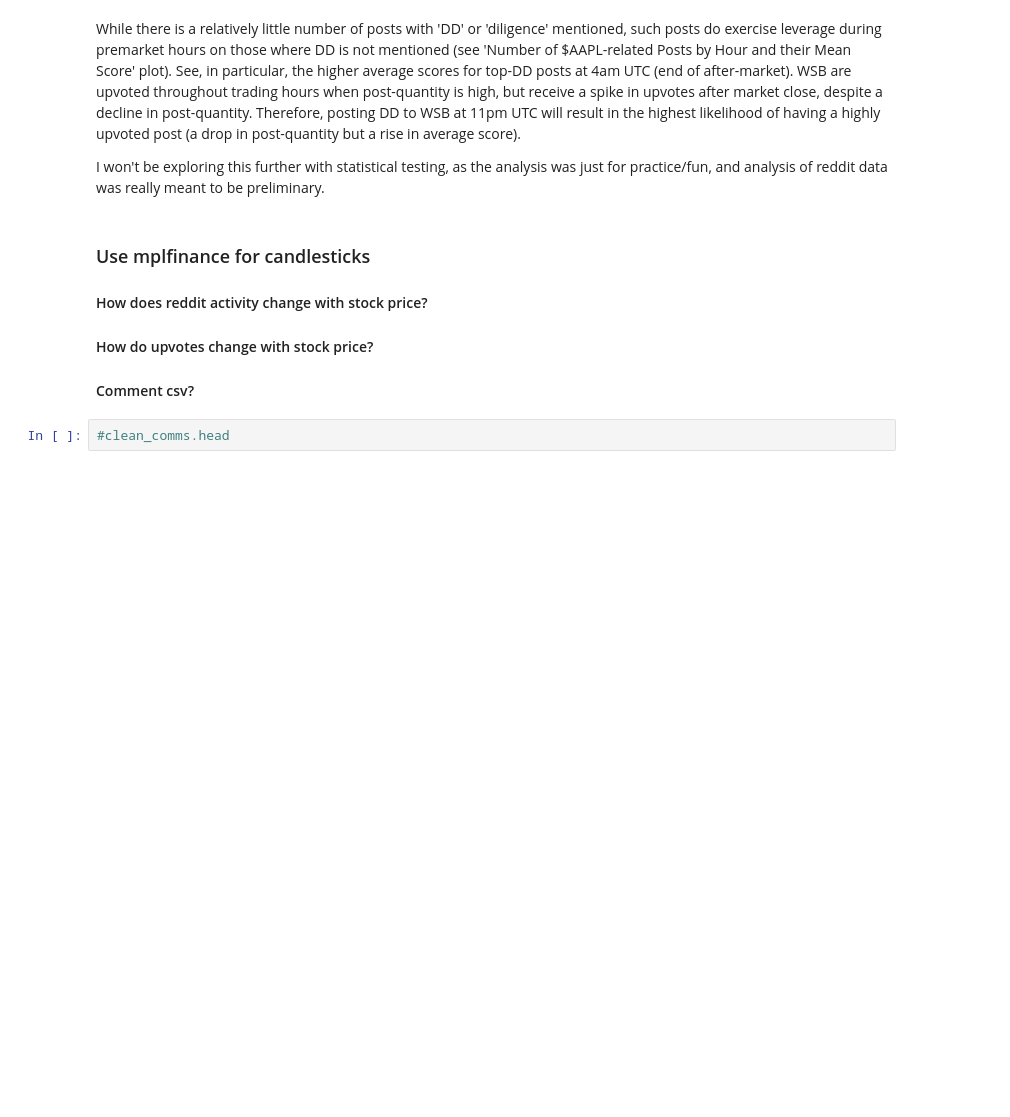
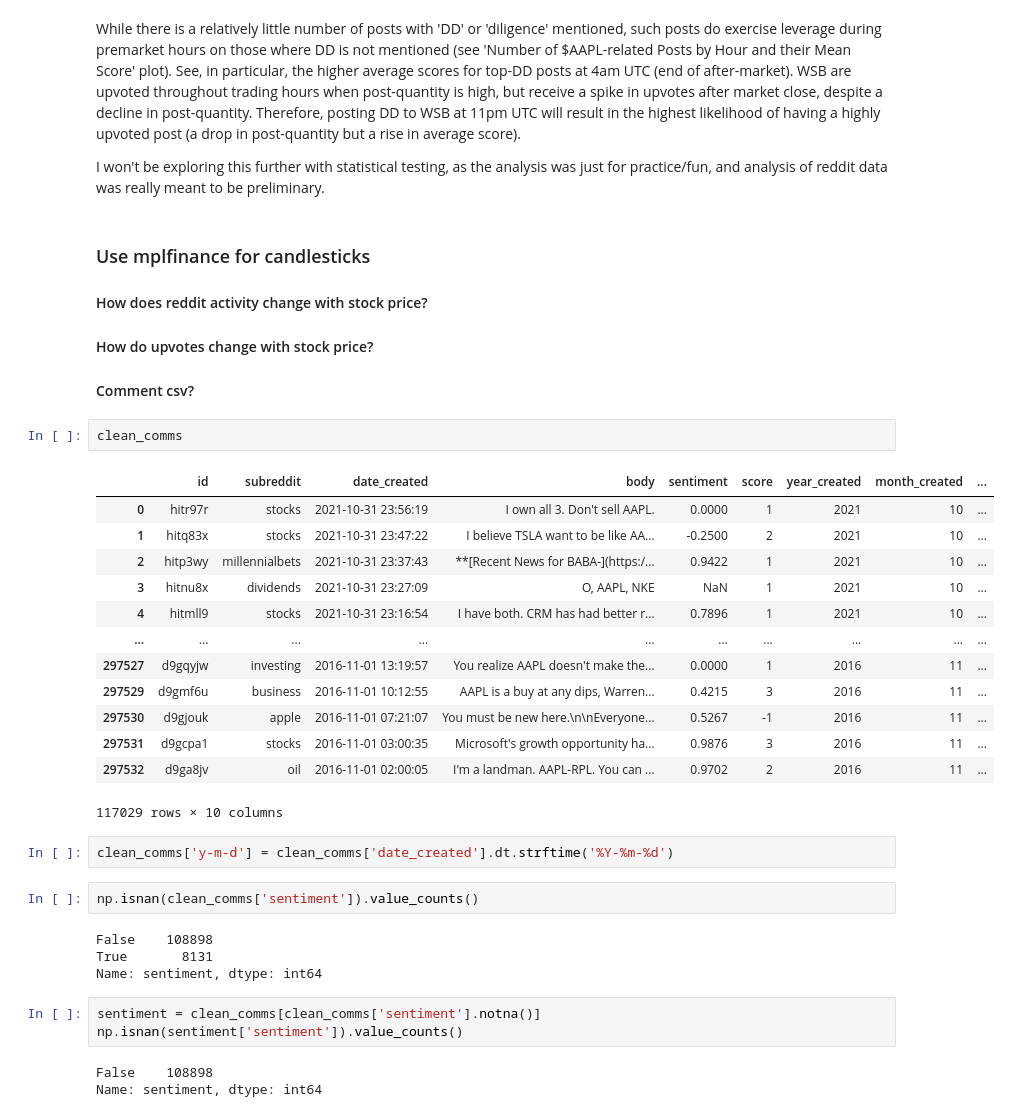
Before and after one commit to JackIHill/DataAnalytics, a Jupyter notebook: Independent/AAPL Analysis/AAPL Stock+Reddit Analysis.ipynb, the cells around one changed output. Drawn from its saved outputs; the diff is of its cells as text; blank space fills up the shorter version.

```diff
--- a/Independent/AAPL Analysis/AAPL Stock+Reddit Analysis.ipynb
+++ b/Independent/AAPL Analysis/AAPL Stock+Reddit Analysis.ipynb
@@ -504,4 +513,32 @@ I won't be exploring this further with statistical testing, as the analysis was
 #### How do upvotes change with stock price?
 #### Comment csv?
 # %%
-#clean_comms.head
+clean_comms
+# %% [output]
+|  | id | subreddit | date_created | body | sentiment | score | year_created | month_created | ... |
+| 0 | hitr97r | stocks | 2021-10-31 23:56:19 | I own all 3. Don't sell AAPL. | 0.0000 | 1 | 2021 | 10 | ... |
+| 1 | hitq83x | stocks | 2021-10-31 23:47:22 | I believe TSLA want to be like AA... | -0.2500 | 2 | 2021 | 10 | ... |
+| 2 | hitp3wy | millennialbets | 2021-10-31 23:37:43 | **[Recent News for BABA-](https:/... | 0.9422 | 1 | 2021 | 10 | ... |
+| 3 | hitnu8x | dividends | 2021-10-31 23:27:09 | O, AAPL, NKE | NaN | 1 | 2021 | 10 | ... |
+| 4 | hitmll9 | stocks | 2021-10-31 23:16:54 | I have both. CRM has had better r... | 0.7896 | 1 | 2021 | 10 | ... |
+| ... | ... | ... | ... | ... | ... | ... | ... | ... | ... |
+| 297527 | d9gqyjw | investing | 2016-11-01 13:19:57 | You realize AAPL doesn't make the... | 0.0000 | 1 | 2016 | 11 | ... |
+| 297529 | d9gmf6u | business | 2016-11-01 10:12:55 | AAPL is a buy at any dips, Warren... | 0.4215 | 3 | 2016 | 11 | ... |
+| 297530 | d9gjouk | apple | 2016-11-01 07:21:07 | You must be new here.\n\nEveryone... | 0.5267 | -1 | 2016 | 11 | ... |
+| 297531 | d9gcpa1 | stocks | 2016-11-01 03:00:35 | Microsoft's growth opportunity ha... | 0.9876 | 3 | 2016 | 11 | ... |
+| 297532 | d9ga8jv | oil | 2016-11-01 02:00:05 | I'm a landman. AAPL-RPL. You can ... | 0.9702 | 2 | 2016 | 11 | ... |
+117029 rows × 10 columns
+# %%
+clean_comms['y-m-d'] = clean_comms['date_created'].dt.strftime('%Y-%m-%d')
+# %%
+np.isnan(clean_comms['sentiment']).value_counts()
+# %% [output]
+False    108898
+True       8131
+Name: sentiment, dtype: int64
+# %%
+sentiment = clean_comms[clean_comms['sentiment'].notna()]
+np.isnan(sentiment['sentiment']).value_counts()
+# %% [output]
+False    108898
+Name: sentiment, dtype: int64
```
Also changed, not shown: parts of 8 cells of this notebook.
